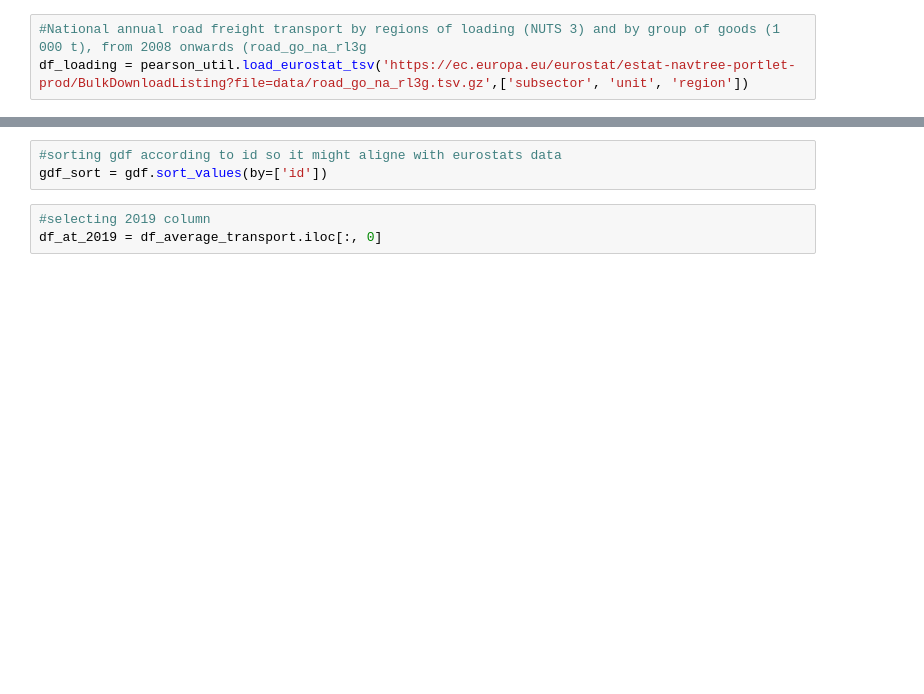
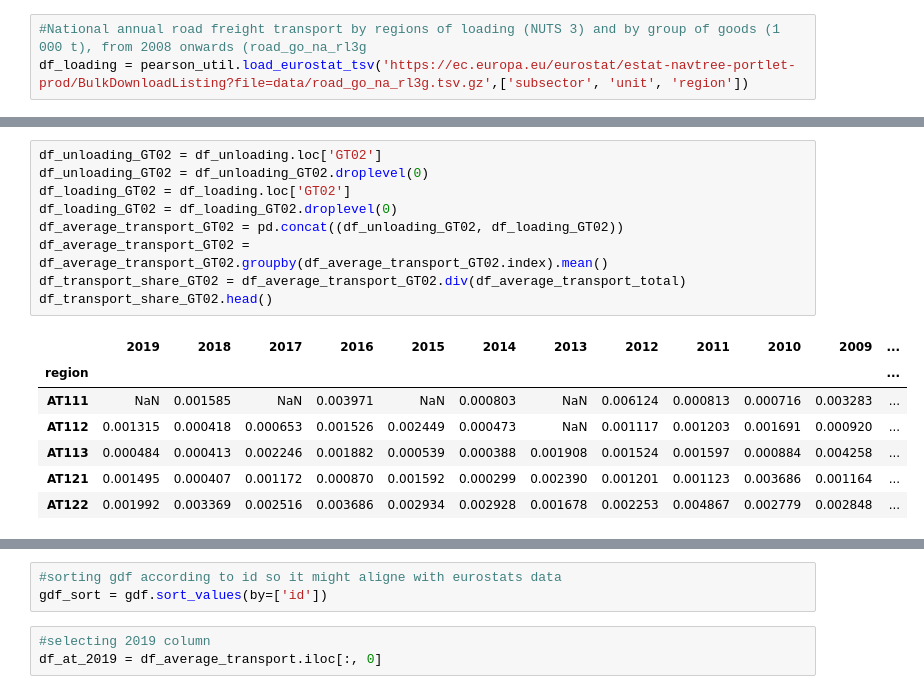
Before and after one commit to Frostie10/eurostat_test, a Jupyter notebook: test_eurostat.ipynb, the cells around one changed output, grey strips where cells are left out. Saved outputs shown, nothing was run; the diff lists cells and outputs as text; blank space fills up the shorter version.

```diff
--- a/test_eurostat.ipynb
+++ b/test_eurostat.ipynb
@@ -123,0 +90,17 @@ print(df_average_transport)
+# %%
+df_unloading_GT02 = df_unloading.loc['GT02']
+df_unloading_GT02 = df_unloading_GT02.droplevel(0)
+df_loading_GT02 = df_loading.loc['GT02']
+df_loading_GT02 = df_loading_GT02.droplevel(0)
+df_average_transport_GT02 = pd.concat((df_unloading_GT02, df_loading_GT02))
+df_average_transport_GT02 = df_average_transport_GT02.groupby(df_average_transport_GT02.index).mean()
+df_transport_share_GT02 = df_average_transport_GT02.div(df_average_transport_total)
+df_transport_share_GT02.head()
+# %% [output]
+|  | 2019 | 2018 | 2017 | 2016 | 2015 | 2014 | 2013 | 2012 | 2011 | 2010 | 2009 | ... |
+| region |  |  |  |  |  |  |  |  |  |  |  | ... |
+| AT111 | NaN | 0.001585 | NaN | 0.003971 | NaN | 0.000803 | NaN | 0.006124 | 0.000813 | 0.000716 | 0.003283 | ... |
+| AT112 | 0.001315 | 0.000418 | 0.000653 | 0.001526 | 0.002449 | 0.000473 | NaN | 0.001117 | 0.001203 | 0.001691 | 0.000920 | ... |
+| AT113 | 0.000484 | 0.000413 | 0.002246 | 0.001882 | 0.000539 | 0.000388 | 0.001908 | 0.001524 | 0.001597 | 0.000884 | 0.004258 | ... |
+| AT121 | 0.001495 | 0.000407 | 0.001172 | 0.000870 | 0.001592 | 0.000299 | 0.002390 | 0.001201 | 0.001123 | 0.003686 | 0.001164 | ... |
+| AT122 | 0.001992 | 0.003369 | 0.002516 | 0.003686 | 0.002934 | 0.002928 | 0.001678 | 0.002253 | 0.004867 | 0.002779 | 0.002848 | ... |
```
Also changed, not shown: parts of 16 cells of this notebook.
